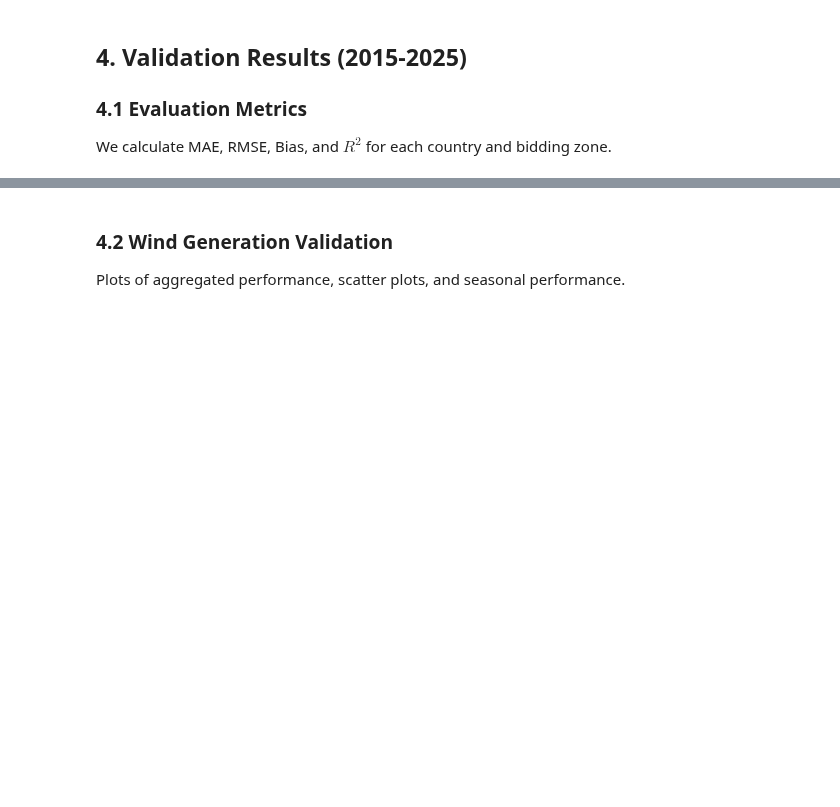
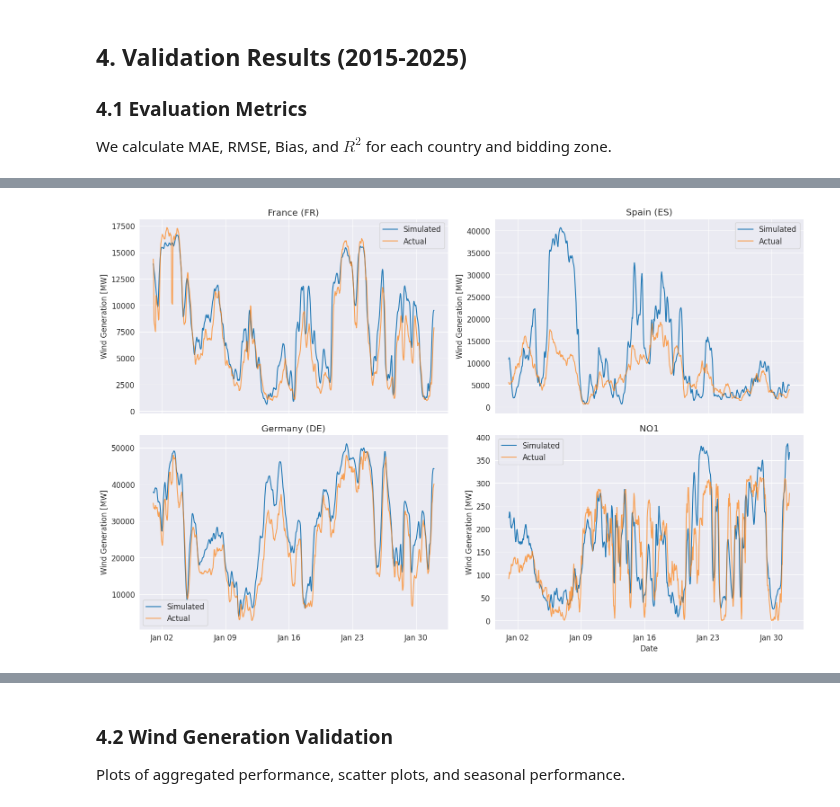
Before and after one commit to EmilBruvik/CERFRES, a Jupyter notebook: notebooks/validation.ipynb, the cells around one changed output, grey strips where cells are left out. Saved outputs shown, nothing was run; the diff lists cells and outputs as text; code cells hidden in the pictures; blank space fills up the shorter version.

```diff
--- a/notebooks/validation.ipynb
+++ b/notebooks/validation.ipynb
@@ -146,0 +186,19 @@ metrics_list = []
+# %%
+country_names = country_list.values.tolist()
+metrics_df = pd.DataFrame(index=country_names, columns=['Bias', 'MAE', 'RMSE', 'R2'])
+
+for country in country_names:
+    simulated = ds['wind_power_mw'].sel(area=country).to_pandas()
+    actual = df_actual.loc[
+        (df_actual['AreaDisplayName'] == country) &
+        (df_actual['ProductionType'].str.contains('Wind', case=False, na=False))
+    ].copy()
+
+    actual = actual.groupby('DateTime(UTC)')['ActualGenerationOutput[MW]'].sum()
+    actual.index = pd.to_datetime(actual.index)
+    simulated.index = pd.to_datetime(simulated.index)
+    metrics = calculate_metrics(simulated, actual)
+    if metrics is not None:
+        metrics_df.loc[country] = metrics
+
+metrics_df
@@ -146,0 +223,34 @@ metrics_list = []
+# %%
+countries_to_plot = ['France (FR)', 'Spain (ES)', 'Germany (DE)', 'NO1']
+fig, axes = plt.subplots(2, 2, figsize=(16, 10), sharex=True)
+axes = axes.flatten()
+
+for i, country in enumerate(countries_to_plot):
+    #Simulated wind
+    sim = ds['wind_power_mw_2025'].sel(area=country).to_pandas()
+    #Actual wind
+    act = df_actual.loc[
+        (df_actual['AreaDisplayName'] == country) &
+        (df_actual['ProductionType'].str.contains('Wind', case=False, na=False))
+    ].copy()
+    act = act.groupby('DateTime(UTC)')['ActualGenerationOutput[MW]'].sum()
+    act.index = pd.to_datetime(act.index)
+    sim.index = pd.to_datetime(sim.index)
+    #Align indices
+    common_idx = sim.index.intersection(act.index)
+    sim = sim.loc[common_idx]
+    act = act.loc[common_idx]
+
+    axes[i].plot(sim, label='Simulated', color='tab:blue')
+    axes[i].plot(act, label='Actual', color='tab:orange', alpha=0.7)
+    axes[i].set_title(country)
+    axes[i].set_ylabel('Wind Generation [MW]')
+    axes[i].legend()
+    axes[i].xaxis.set_major_locator(mdates.WeekdayLocator())
+    axes[i].xaxis.set_major_formatter(mdates.DateFormatter('%b %d'))
+
+plt.tight_layout()
+plt.xlabel('Date')
+plt.show()
+# %% [output]
+[figure, added]
```
Also changed, not shown: parts of 10 cells of this notebook, 1 other file.
